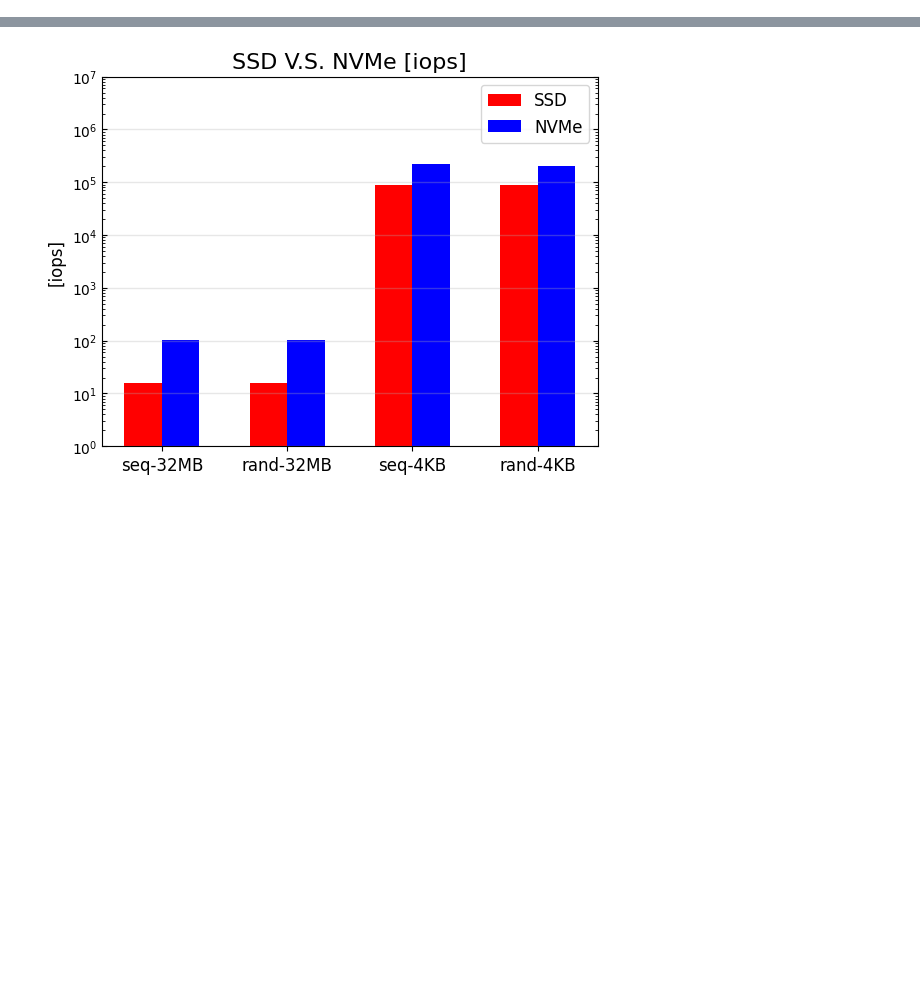
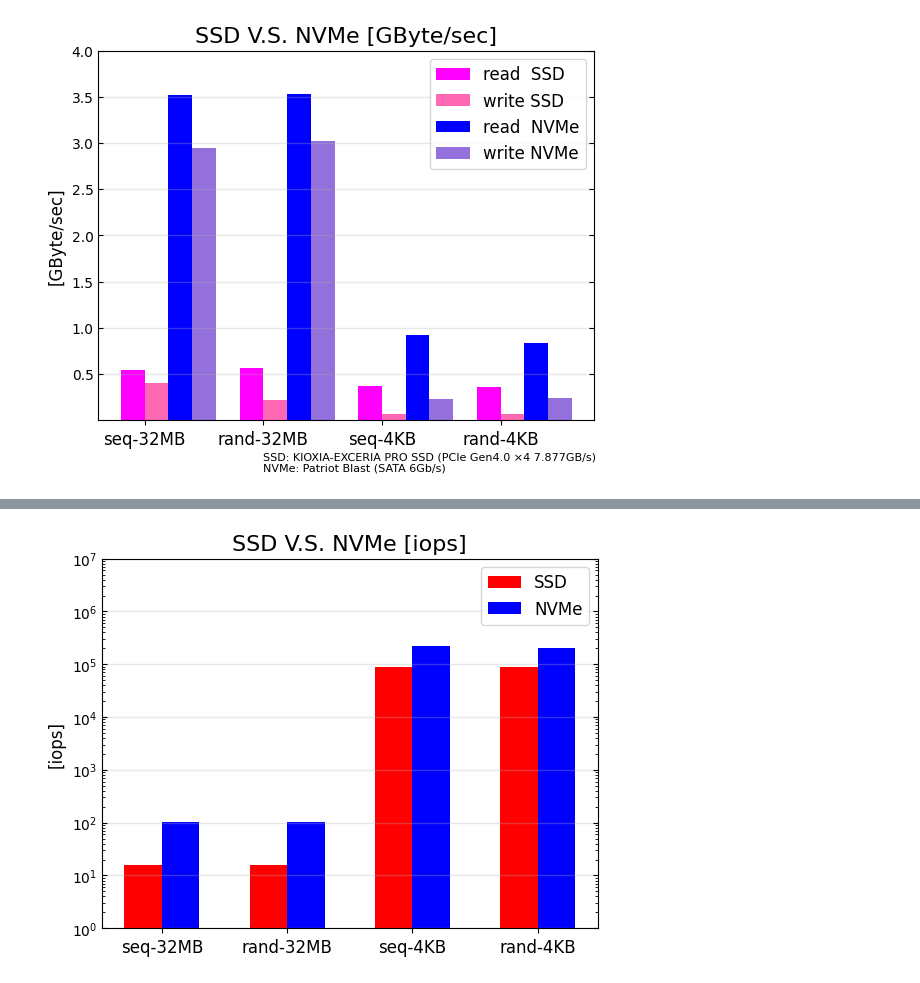
Before and after one commit to cafenero/jupyterlab-plotter, a Jupyter notebook: workspace/fio-plotter.ipynb, the cells around one changed output, grey strips where cells are left out. Drawn from its saved outputs; the diff is of its cells as text; code cells hidden in the pictures; blank space fills up the shorter version.

```diff
--- a/workspace/fio-plotter.ipynb
+++ b/workspace/fio-plotter.ipynb
@@ -114,0 +60,77 @@ plt.show()
+# %%
+import matplotlib.pyplot as plt
+import matplotlib.ticker as ticker
+import numpy as np
+
+kind = "bw"
+ylabel = "[GByte/sec]"
+
+y1 = [
+    data["xeon01-1TB-SSD"]["read"]["seq-32MB"][kind],
+    data["xeon01-1TB-SSD"]["read"]["rand-32MB"][kind],
+    data["xeon01-1TB-SSD"]["read"]["seq-4KB"][kind],
+    data["xeon01-1TB-SSD"]["read"]["rand-4KB"][kind],
+]
+
+y2 = [
+    data["xeon01-1TB-SSD"]["write"]["seq-32MB"][kind],
+    data["xeon01-1TB-SSD"]["write"]["rand-32MB"][kind],
+    data["xeon01-1TB-SSD"]["write"]["seq-4KB"][kind],
+    data["xeon01-1TB-SSD"]["write"]["rand-4KB"][kind],
+]
+
+y3 = [
+    data["xeon01-2TB-KIOXIA-NVMe"]["read"]["seq-32MB"][kind],
+    data["xeon01-2TB-KIOXIA-NVMe"]["read"]["rand-32MB"][kind],
+    data["xeon01-2TB-KIOXIA-NVMe"]["read"]["seq-4KB"][kind],
+    data["xeon01-2TB-KIOXIA-NVMe"]["read"]["rand-4KB"][kind],
+]
+
+y4 = [
+    data["xeon01-2TB-KIOXIA-NVMe"]["write"]["seq-32MB"][kind],
+    data["xeon01-2TB-KIOXIA-NVMe"]["write"]["rand-32MB"][kind],
+    data["xeon01-2TB-KIOXIA-NVMe"]["write"]["seq-4KB"][kind],
+    data["xeon01-2TB-KIOXIA-NVMe"]["write"]["rand-4KB"][kind],
+]
+
+
+plt.title('SSD V.S. NVMe ' + ylabel, fontsize=16)
+# plt.suptitle('SSD V.S. NVMe ' + ylabel, fontsize=16)
+# plt.title('SSD: KIOXIA-EXCERIA PRO SSD (PCIe Gen4.0 ×4 7.877GB/s)\nNVMe: Patriot Blast (SATA 6Gb/s)                                           ', fontsize=8)
+details = "SSD: KIOXIA-EXCERIA PRO SSD (PCIe Gen4.0 ×4 7.877GB/s)\nNVMe: Patriot Blast (SATA 6Gb/s)"
+plt.text(1.1, -0.55*1000*1000*1000, details, fontsize=8)
+
+
+plt.ylabel(ylabel, fontsize=12)
+plt.legend(
+    (p_y1[0], p_y2[0], p_y3[0], p_y4[0]),
+    ("read  SSD", "write SSD", "read  NVMe", "write NVMe"),
+    loc='upper right', ncol=1, fontsize=12)
+labels = ['seq-32MB', 'rand-32MB', 'seq-4KB', 'rand-4KB', ]
+
+
+width = 0.2
+x1 = np.arange(len(y1))
+p_y1 = plt.bar(x1,         y1, color='magenta', width=width, align='center')
+p_y2 = plt.bar(x1+width,   y2, color='hotpink', width=width, align='center')
+p_y3 = plt.bar(x1+width*2, y3, color='blue', width=width, align='center')
+p_y4 = plt.bar(x1+width*3, y4, color='mediumpurple', width=width, align='center')
+
+plt.grid(axis="y", alpha=0.3, lw=1)
+plt.gca().yaxis.set_tick_params(which='both', direction='in',bottom=True, top=True, left=True, right=True)
+
+#y軸小数点以下3桁表示
+# plt.gca().get_yaxis().set_major_formatter(ticker.FuncFormatter(lambda v,p: f'{int(v):,d}'))
+plt.gca().get_yaxis().set_major_formatter(ticker.FuncFormatter(lambda v,p: f'{int(v)/(1000*1000*1000)}'))
+# plt.gca().yaxis.set_major_formatter(plt.FormatStrFormatter('%.0e')) #y軸小数点以下3桁表示
+# plt.ticklabel_format(style='plain',axis='y')
+# plt.ticklabel_format(style='sci',axis='y', useMathText=True)
+
+plt.xticks(x1 + width/2, labels, fontsize=12)
+plt.ylim(1, 4 * 1000 * 1000 *1000)
+
+plt.savefig('SSD-NVMe-bps.svg')
+plt.savefig('SSD-NVMe-bps.png', format="png", dpi=264)
+plt.show()
+# %% [output]
+[figure, added]
```
Also changed, not shown: parts of 3 cells of this notebook, 4 other files.
